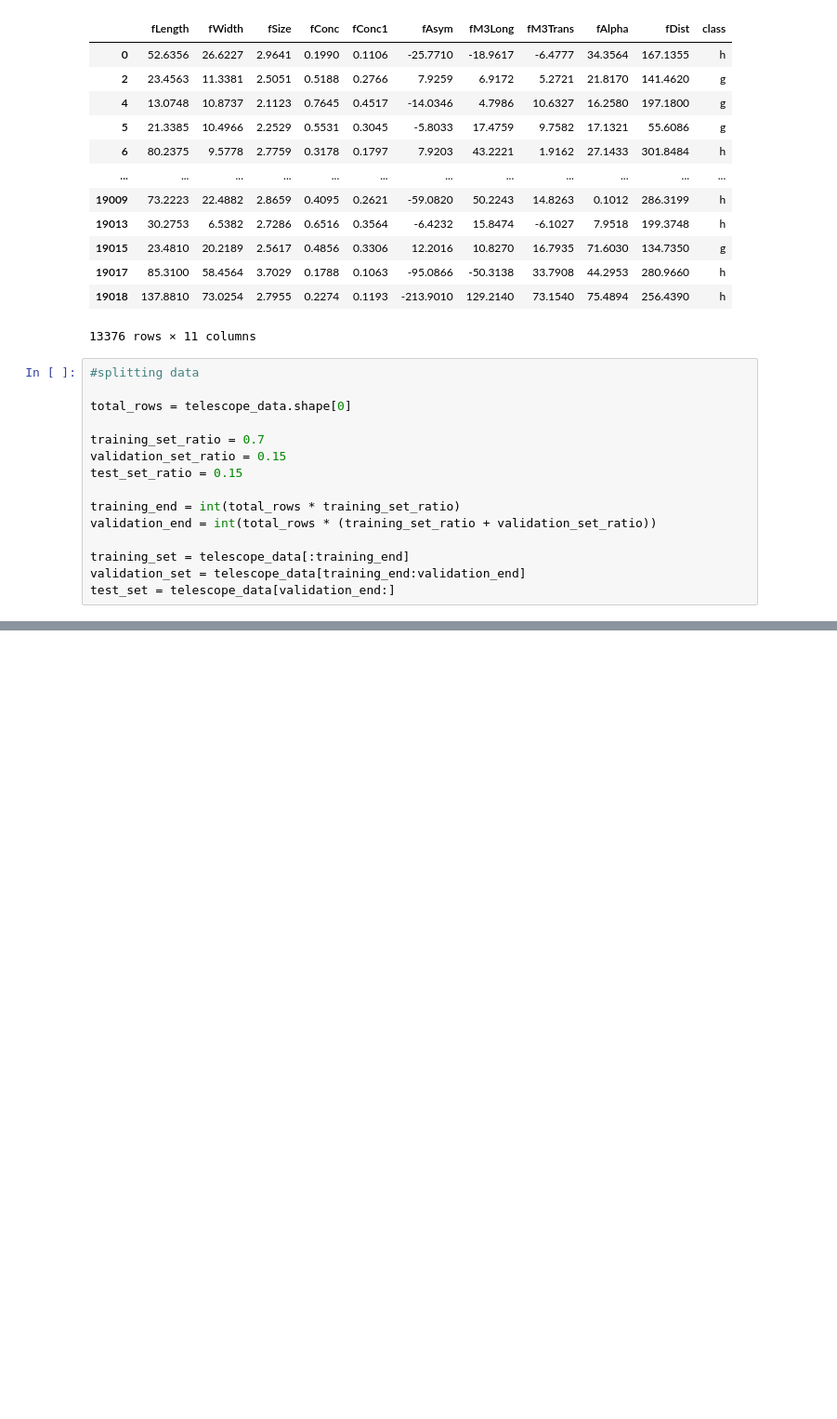
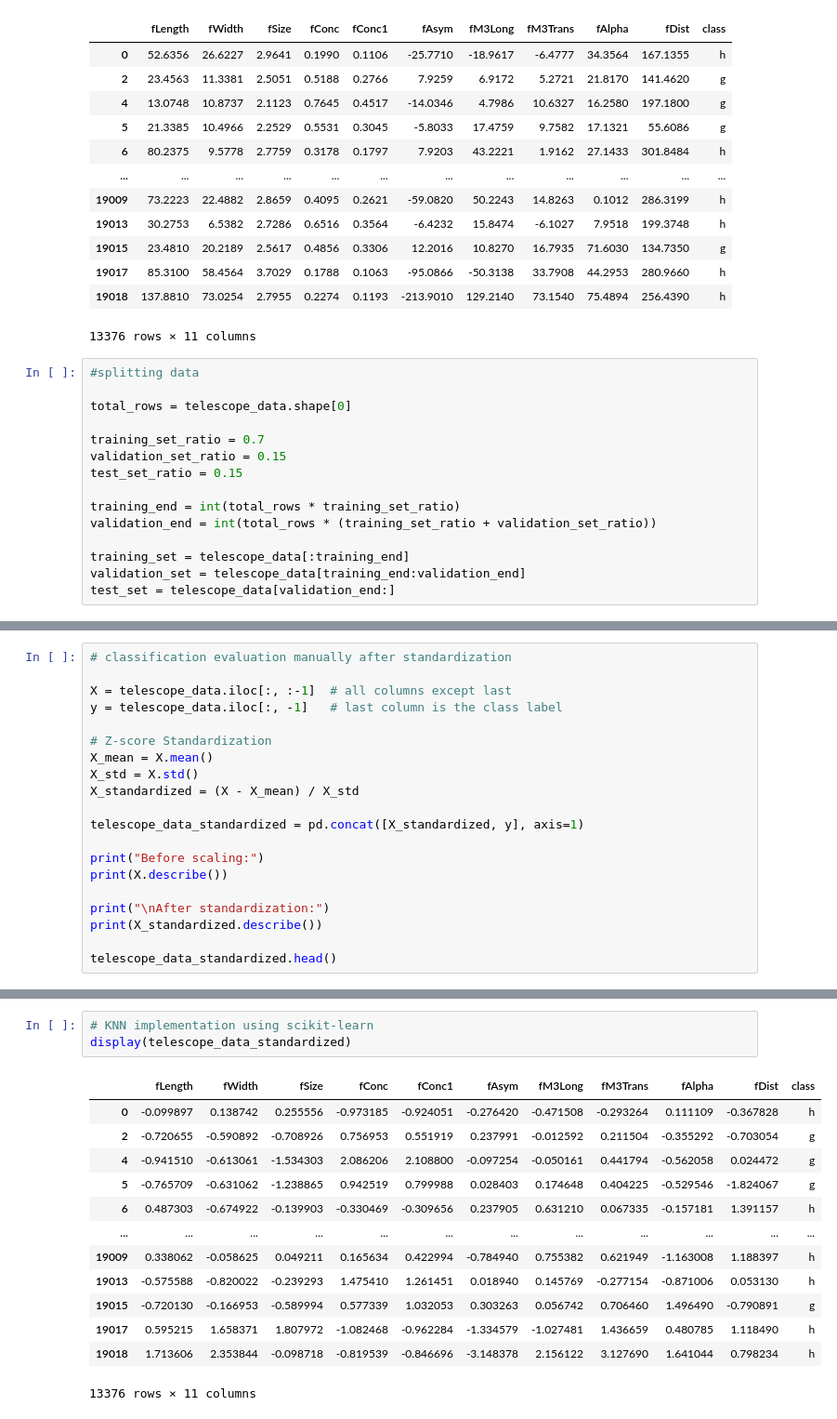
Before and after one commit to oadel1814/Machine-Learning-Classifiaction-and-Regression, a Jupyter notebook: KNN.ipynb, the cells around one changed output, grey strips where cells are left out. Shown: that part at 93% size. Saved outputs shown, nothing was run; the diff lists cells and outputs as text; blank space fills up the shorter version.

Commit message:
Split the implementation into before and after standardization

```diff
--- a/KNN.ipynb
+++ b/KNN.ipynb
@@ -178,3 +170,23 @@ Per-class metrics:
 
 Confusion Matrix:
 [figure]
+# %%
+# classification evaluation manually after standardization
+
+X = telescope_data.iloc[:, :-1]  # all columns except last
+y = telescope_data.iloc[:, -1]   # last column is the class label
+
+# Z-score Standardization
+X_mean = X.mean()
+X_std = X.std()
+X_standardized = (X - X_mean) / X_std
+
+telescope_data_standardized = pd.concat([X_standardized, y], axis=1)
+
+print("Before scaling:")
+print(X.describe())
+
+print("\nAfter standardization:")
+print(X_standardized.describe())
+
+telescope_data_standardized.head()
@@ -180,0 +272,17 @@ Confusion Matrix:
+# %%
+# KNN implementation using scikit-learn
+display(telescope_data_standardized)
+# %% [output]
+|  | fLength | fWidth | fSize | fConc | fConc1 | fAsym | fM3Long | fM3Trans | fAlpha | fDist | class |
+| 0 | -0.099897 | 0.138742 | 0.255556 | -0.973185 | -0.924051 | -0.276420 | -0.471508 | -0.293264 | 0.111109 | -0.367828 | h |
+| 2 | -0.720655 | -0.590892 | -0.708926 | 0.756953 | 0.551919 | 0.237991 | -0.012592 | 0.211504 | -0.355292 | -0.703054 | g |
+| 4 | -0.941510 | -0.613061 | -1.534303 | 2.086206 | 2.108800 | -0.097254 | -0.050161 | 0.441794 | -0.562058 | 0.024472 | g |
+| 5 | -0.765709 | -0.631062 | -1.238865 | 0.942519 | 0.799988 | 0.028403 | 0.174648 | 0.404225 | -0.529546 | -1.824067 | g |
+| 6 | 0.487303 | -0.674922 | -0.139903 | -0.330469 | -0.309656 | 0.237905 | 0.631210 | 0.067335 | -0.157181 | 1.391157 | h |
+| ... | ... | ... | ... | ... | ... | ... | ... | ... | ... | ... | ... |
+| 19009 | 0.338062 | -0.058625 | 0.049211 | 0.165634 | 0.422994 | -0.784940 | 0.755382 | 0.621949 | -1.163008 | 1.188397 | h |
+| 19013 | -0.575588 | -0.820022 | -0.239293 | 1.475410 | 1.261451 | 0.018940 | 0.145769 | -0.277154 | -0.871006 | 0.053130 | h |
+| 19015 | -0.720130 | -0.166953 | -0.589994 | 0.577339 | 1.032053 | 0.303263 | 0.056742 | 0.706460 | 1.496490 | -0.790891 | g |
+| 19017 | 0.595215 | 1.658371 | 1.807972 | -1.082468 | -0.962284 | -1.334579 | -1.027481 | 1.436659 | 0.480785 | 1.118490 | h |
+| 19018 | 1.713606 | 2.353844 | -0.098718 | -0.819539 | -0.846696 | -3.148378 | 2.156122 | 3.127690 | 1.641044 | 0.798234 | h |
+13376 rows × 11 columns
```
Also changed, not shown: parts of 5 cells of this notebook.
